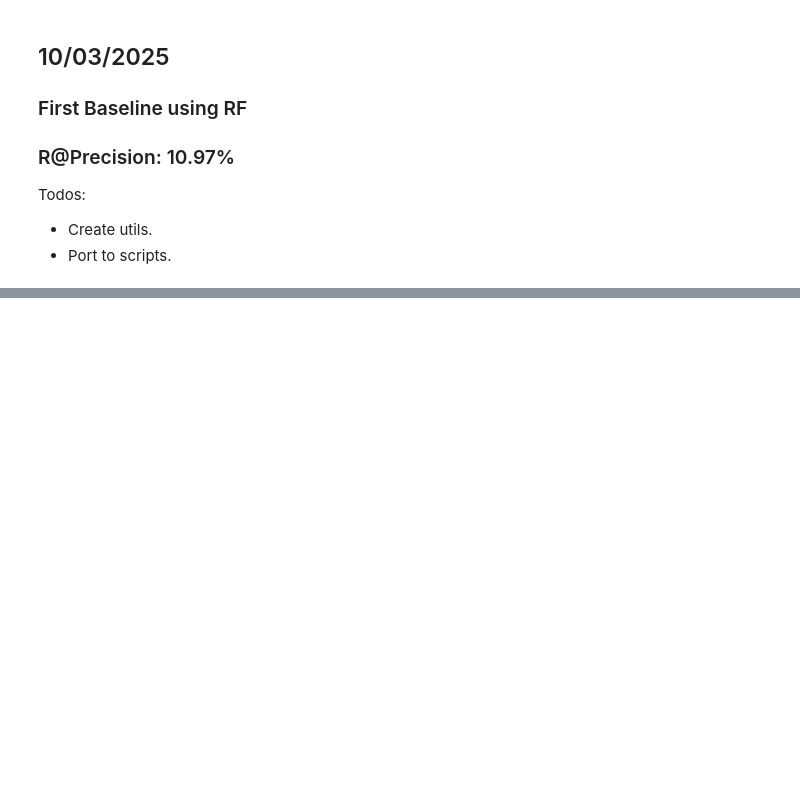
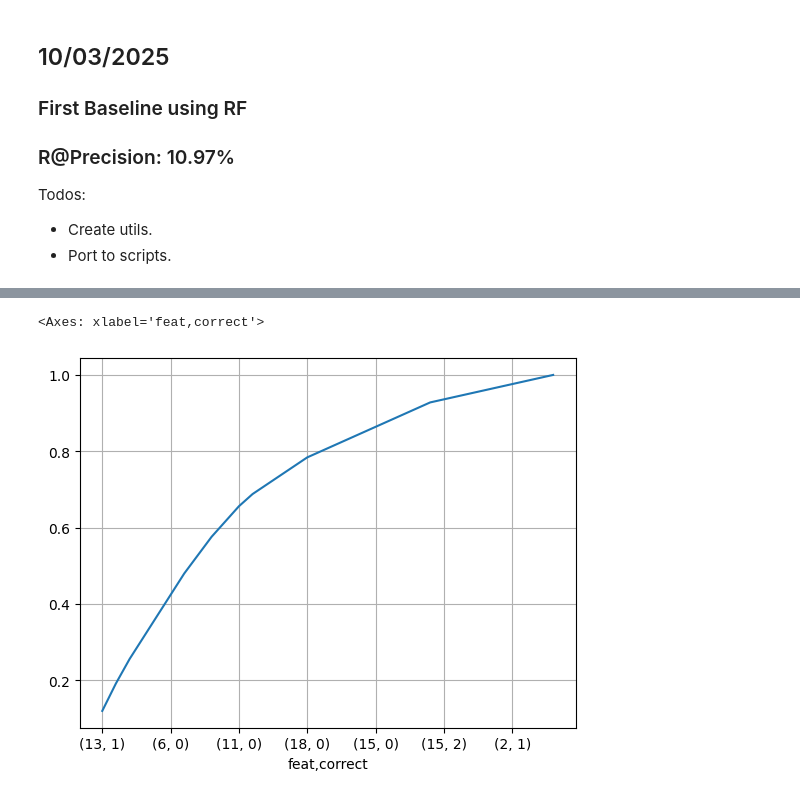
Before and after one commit to iit-Demokritos/pu_finance, a Jupyter notebook: notebooks/baseline.ipynb, the cells around one changed output, grey strips where cells are left out. Drawn from its saved outputs; the diff is of its cells as text; code cells hidden in the pictures; blank space fills up the shorter version.

```diff
--- a/notebooks/baseline.ipynb
+++ b/notebooks/baseline.ipynb
@@ -128,0 +442,5 @@ dtype: float64
+# %%
+(vc.cumsum()/y_train.sum()).plot(grid='on')
+# %% [output]
+<Axes: xlabel='feat,correct'>
+[figure, added]
```
Also changed, not shown: parts of 15 cells of this notebook, 1 other file.
